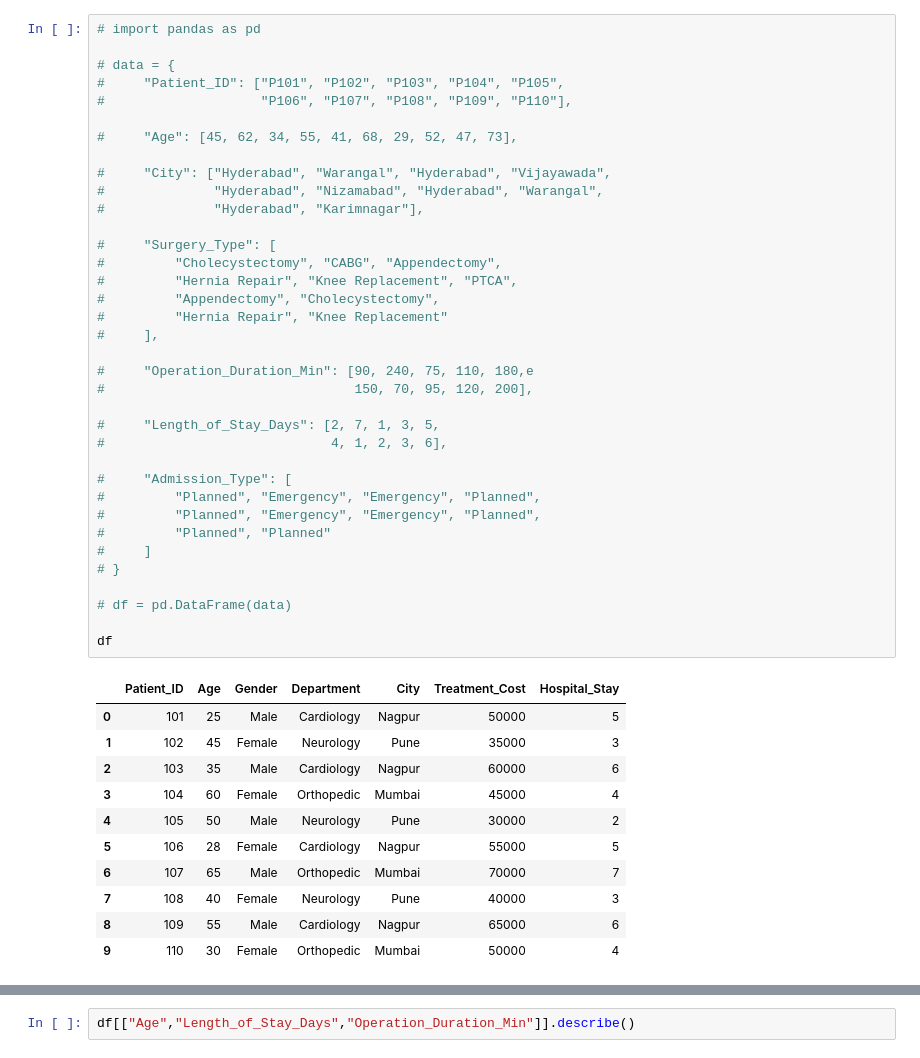
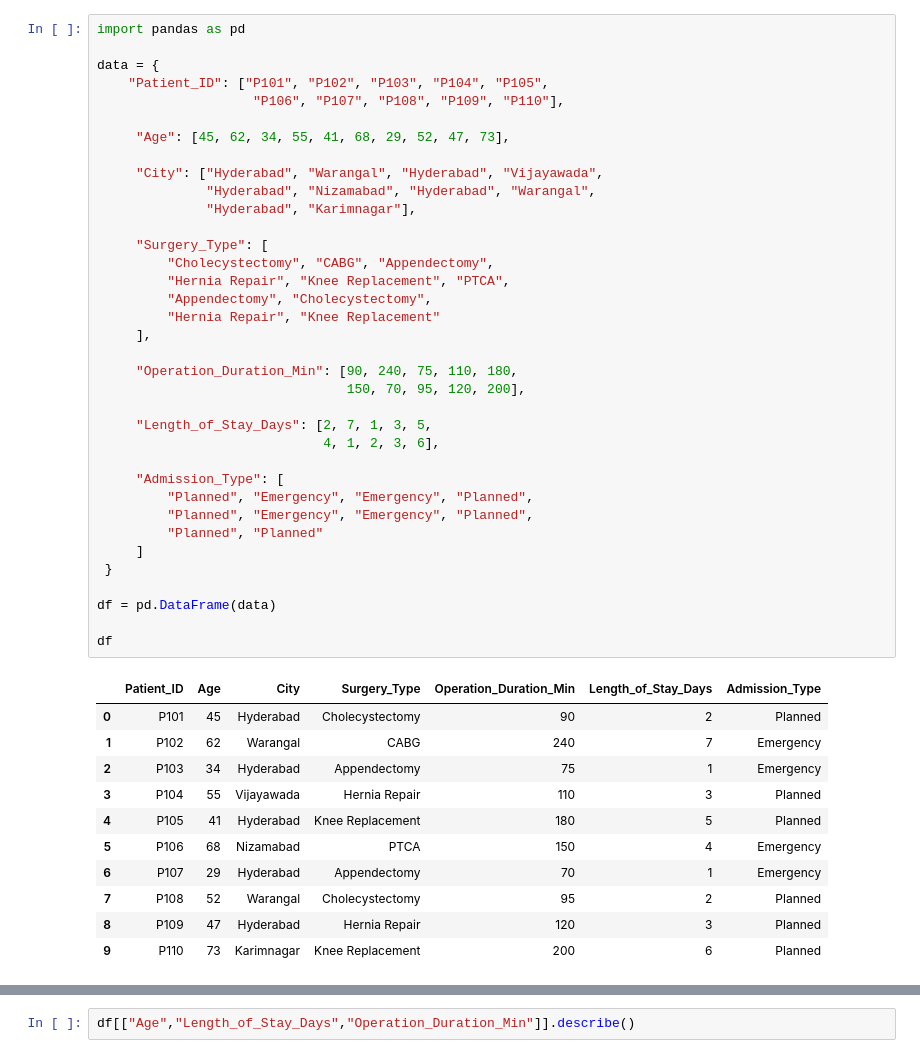
Before and after one commit to aryanmotghare280-ui/pandas-healthcare-analysis, a Jupyter notebook: describe.ipynb, the cells around one changed output, grey strips where cells are left out. Saved outputs shown, nothing was run; the diff lists cells and outputs as text.

Commit message:
Update Pandas analysis

```diff
--- a/describe.ipynb
+++ b/describe.ipynb
@@ -1,51 +1,51 @@
 # %%
-# import pandas as pd
+import pandas as pd
 
-# data = {
-#     "Patient_ID": ["P101", "P102", "P103", "P104", "P105",
-#                    "P106", "P107", "P108", "P109", "P110"],
+data = {
+    "Patient_ID": ["P101", "P102", "P103", "P104", "P105",
+                    "P106", "P107", "P108", "P109", "P110"],
 
-#     "Age": [45, 62, 34, 55, 41, 68, 29, 52, 47, 73],
+     "Age": [45, 62, 34, 55, 41, 68, 29, 52, 47, 73],
 
-#     "City": ["Hyderabad", "Warangal", "Hyderabad", "Vijayawada",
-#              "Hyderabad", "Nizamabad", "Hyderabad", "Warangal",
-#              "Hyderabad", "Karimnagar"],
+     "City": ["Hyderabad", "Warangal", "Hyderabad", "Vijayawada",
+              "Hyderabad", "Nizamabad", "Hyderabad", "Warangal",
+              "Hyderabad", "Karimnagar"],
 
-#     "Surgery_Type": [
-#         "Cholecystectomy", "CABG", "Appendectomy",
-#         "Hernia Repair", "Knee Replacement", "PTCA",
-#         "Appendectomy", "Cholecystectomy",
-#         "Hernia Repair", "Knee Replacement"
-#     ],
+     "Surgery_Type": [
+         "Cholecystectomy", "CABG", "Appendectomy",
+         "Hernia Repair", "Knee Replacement", "PTCA",
+         "Appendectomy", "Cholecystectomy",
+         "Hernia Repair", "Knee Replacement"
+     ],
 
-#     "Operation_Duration_Min": [90, 240, 75, 110, 180,e
-#                                150, 70, 95, 120, 200],
+     "Operation_Duration_Min": [90, 240, 75, 110, 180,
+                                150, 70, 95, 120, 200],
 
-#     "Length_of_Stay_Days": [2, 7, 1, 3, 5,
-#                             4, 1, 2, 3, 6],
+     "Length_of_Stay_Days": [2, 7, 1, 3, 5,
+                             4, 1, 2, 3, 6],
 
-#     "Admission_Type": [
-#         "Planned", "Emergency", "Emergency", "Planned",
-#         "Planned", "Emergency", "Emergency", "Planned",
-#         "Planned", "Planned"
-#     ]
-# }
+     "Admission_Type": [
+         "Planned", "Emergency", "Emergency", "Planned",
+         "Planned", "Emergency", "Emergency", "Planned",
+         "Planned", "Planned"
+     ]
+ }
 
-# df = pd.DataFrame(data)
+df = pd.DataFrame(data)
 
 df
 # %% [output]
-|  | Patient_ID | Age | Gender | Department | City | Treatment_Cost | Hospital_Stay |
-| 0 | 101 | 25 | Male | Cardiology | Nagpur | 50000 | 5 |
-| 1 | 102 | 45 | Female | Neurology | Pune | 35000 | 3 |
-| 2 | 103 | 35 | Male | Cardiology | Nagpur | 60000 | 6 |
-| 3 | 104 | 60 | Female | Orthopedic | Mumbai | 45000 | 4 |
-| 4 | 105 | 50 | Male | Neurology | Pune | 30000 | 2 |
-| 5 | 106 | 28 | Female | Cardiology | Nagpur | 55000 | 5 |
-| 6 | 107 | 65 | Male | Orthopedic | Mumbai | 70000 | 7 |
-| 7 | 108 | 40 | Female | Neurology | Pune | 40000 | 3 |
-| 8 | 109 | 55 | Male | Cardiology | Nagpur | 65000 | 6 |
-| 9 | 110 | 30 | Female | Orthopedic | Mumbai | 50000 | 4 |
+|  | Patient_ID | Age | City | Surgery_Type | Operation_Duration_Min | Length_of_Stay_Days | Admission_Type |
+| 0 | P101 | 45 | Hyderabad | Cholecystectomy | 90 | 2 | Planned |
+| 1 | P102 | 62 | Warangal | CABG | 240 | 7 | Emergency |
+| 2 | P103 | 34 | Hyderabad | Appendectomy | 75 | 1 | Emergency |
+| 3 | P104 | 55 | Vijayawada | Hernia Repair | 110 | 3 | Planned |
+| 4 | P105 | 41 | Hyderabad | Knee Replacement | 180 | 5 | Planned |
+| 5 | P106 | 68 | Nizamabad | PTCA | 150 | 4 | Emergency |
+| 6 | P107 | 29 | Hyderabad | Appendectomy | 70 | 1 | Emergency |
+| 7 | P108 | 52 | Warangal | Cholecystectomy | 95 | 2 | Planned |
+| 8 | P109 | 47 | Hyderabad | Hernia Repair | 120 | 3 | Planned |
+| 9 | P110 | 73 | Karimnagar | Knee Replacement | 200 | 6 | Planned |
 # %%
 #describe()   # statical suummary
 #age ka overall summary chahiye
```
Also changed, not shown: parts of 4 cells of this notebook.
